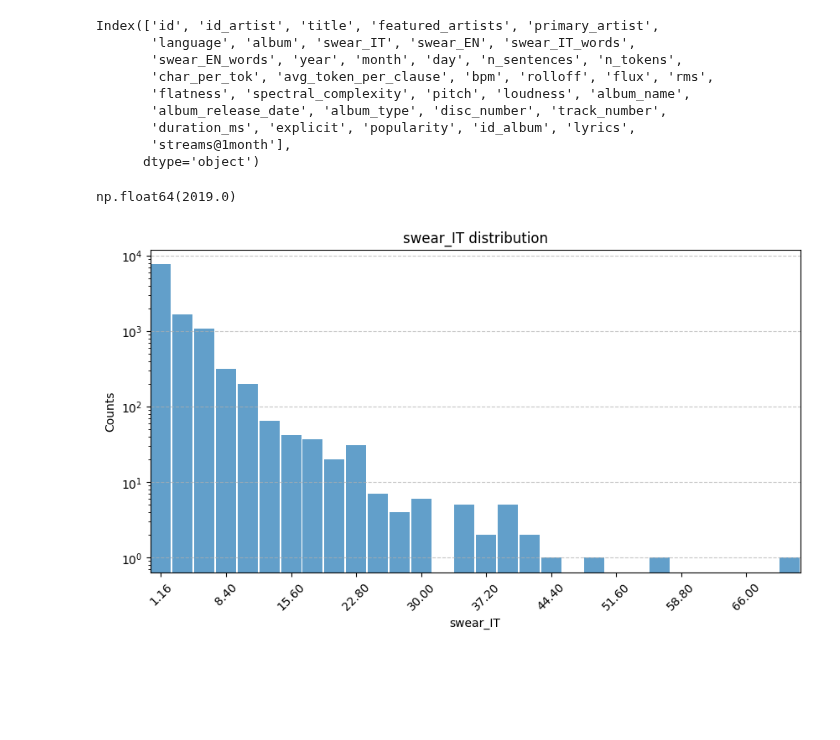
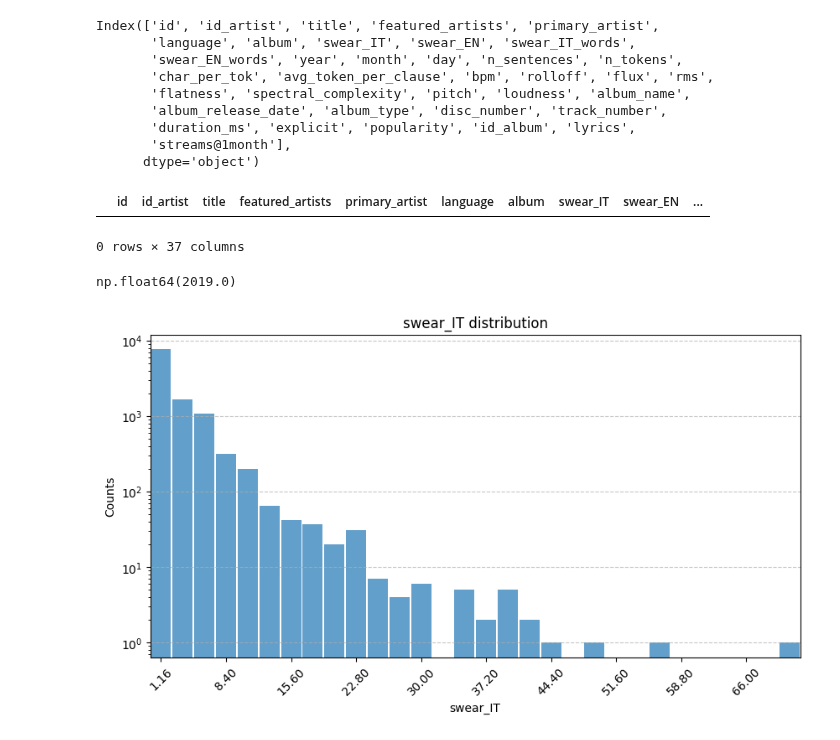
Before and after one commit to ChefBB/dss_lab_project, a Jupyter notebook: understanding.ipynb, the cells around one changed output. Drawn from its saved outputs; the diff is of its cells as text; code cells hidden in the pictures; blank space fills up the shorter version.

```diff
--- a/understanding.ipynb
+++ b/understanding.ipynb
@@ -13,6 +13,11 @@ Index(['id', 'id_artist', 'title', 'featured_artists', 'primary_artist',
        'duration_ms', 'explicit', 'popularity', 'id_album', 'lyrics',
        'streams@1month'],
       dtype='object')
+# %%
+df_songs.loc[df_songs['title'] == 'Never']
+# %% [output]
+|  | id | id_artist | title | featured_artists | primary_artist | language | album | swear_IT | swear_EN | ... |
+0 rows × 37 columns
 # %%
 df_songs['year'][100]
 # %% [output]
```
Also changed, not shown: 2 other files.
